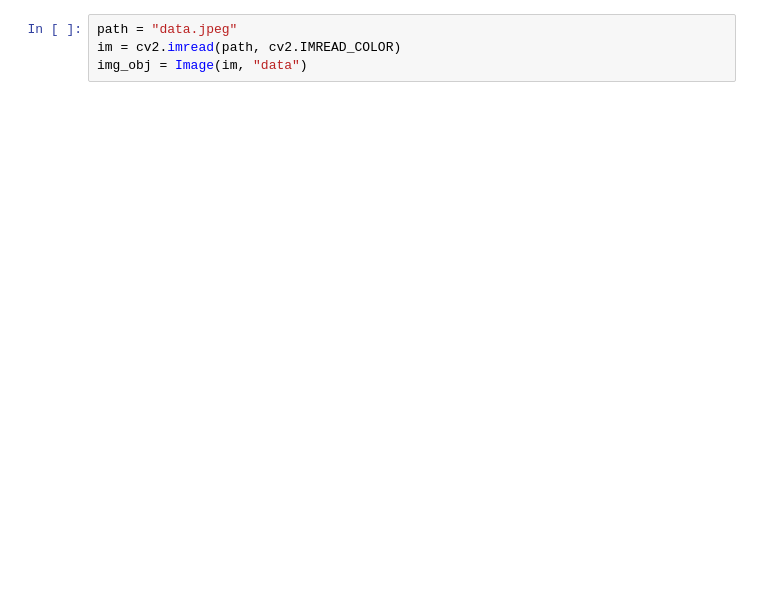
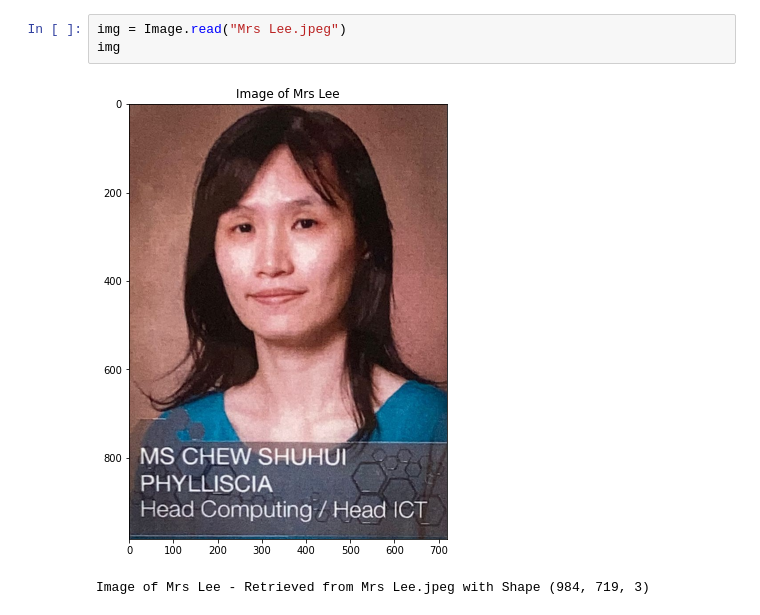
Before and after one commit to M22504/starday_data_analysis, a Jupyter notebook: Not Starday Gift.ipynb, the cells around one changed output. Saved outputs shown, nothing was run; the diff lists cells and outputs as text; blank space fills up the shorter version.

```diff
--- a/Not Starday Gift.ipynb
+++ b/Not Starday Gift.ipynb
@@ -197,5 +195,7 @@ class Image:
-# %%
-path = "data.jpeg"
-im = cv2.imread(path, cv2.IMREAD_COLOR)
-img_obj = Image(im, "data")
+# %%
+img = Image.read("Mrs Lee.jpeg")
+img
+# %% [output]
+[figure, added]
+Image of Mrs Lee - Retrieved from Mrs Lee.jpeg with Shape (984, 719, 3)
 # %%
```
Also changed, not shown: parts of 6 cells of this notebook.
